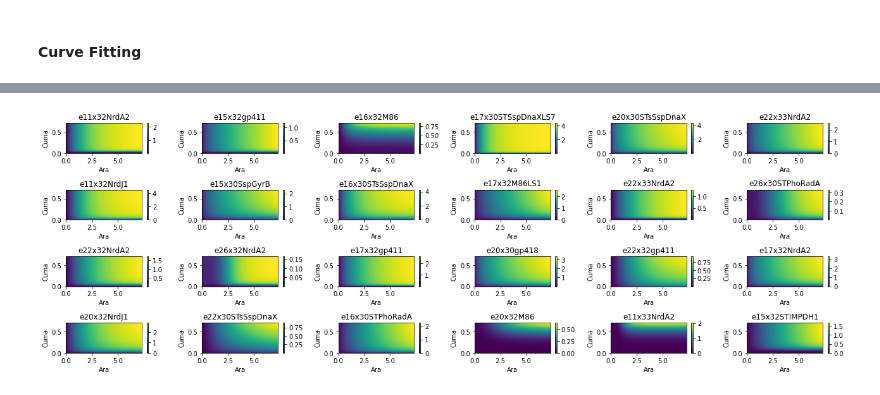
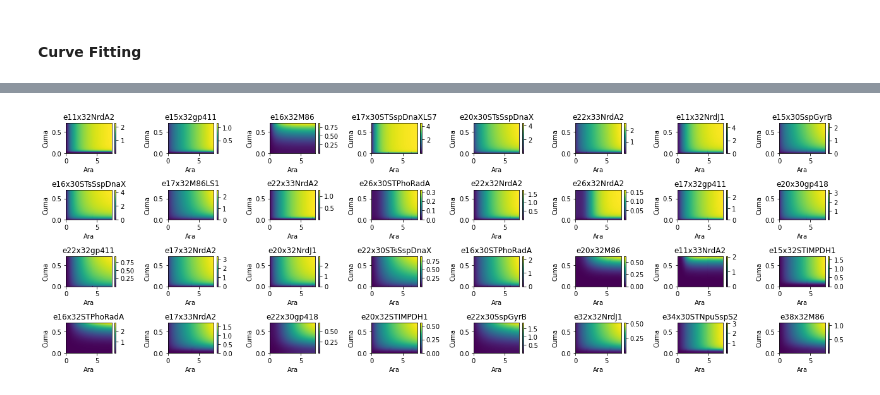
Before and after one commit to rmardian/intein-based-circuits, a Jupyter notebook: AND Gates Screening - Full.ipynb, the cells around one changed output, grey strips where cells are left out. Cells and saved outputs as stored; diff of their text form; code cells hidden in the pictures.

```diff
--- a/AND Gates Screening - Full.ipynb
+++ b/AND Gates Screening - Full.ipynb
@@ -235,0 +303,3 @@ len(colormeshes_)
+# %%
+uniq_ecf = list(set([e[:3] for e in cols]))
+uniq_int = list(set([e[6:] for e in cols]))
@@ -235,0 +378,15 @@ len(colormeshes_)
+# %%
+f, axs = plt.subplots(2, 3, sharex=False, sharey=False, figsize=(18, 9))
+axr = axs.ravel()
+for i, ax in tqdm(enumerate(axr)):
+    if i < len(uniq_int[6:12]):
+        data = df_cm[filter(lambda x: x.endswith(uniq_int[i+6]), df_cm.columns)].corr()
+        data.index = [col[:3] for col in data.index]
+        data.columns = [col[:3] for col in data.columns]
+        mask = np.triu(np.ones_like(data))
+        sns.heatmap(data, annot=True, mask=mask, ax=ax)
+        ax.set_title(uniq_int[i+6])
+    else:
+        ax.set_visible(False)
+plt.tight_layout()
+plt.show()
@@ -235,0 +395,15 @@ len(colormeshes_)
+# %%
+f, axs = plt.subplots(2, 3, sharex=False, sharey=False, figsize=(18, 9))
+axr = axs.ravel()
+for i, ax in tqdm(enumerate(axr)):
+    if i < len(uniq_int[12:18]):
+        data = df_cm[filter(lambda x: x.endswith(uniq_int[i+12]), df_cm.columns)].corr()
+        data.index = [col[:3] for col in data.index]
+        data.columns = [col[:3] for col in data.columns]
+        mask = np.triu(np.ones_like(data))
+        sns.heatmap(data, annot=True, mask=mask, ax=ax)
+        ax.set_title(uniq_int[i+12])
+    else:
+        ax.set_visible(False)
+plt.tight_layout()
+plt.show()
@@ -236,7 +412,7 @@ len(colormeshes_)
 # %%
 def plot_colormesh(colormeshes):
 
-    f, axs = plt.subplots(4, 6, sharex=False, sharey=False, figsize=(18, 6))
+    f, axs = plt.subplots(4, 8, sharex=False, sharey=False, figsize=(18, 6))
     axr = axs.ravel()
     for i, ax in enumerate(axr):
         if i < len(colormeshes):
@@ -251,7 +427,7 @@ def plot_colormesh(colormeshes):
     plt.tight_layout()
     plt.show()
 # %%
-plot_colormesh(colormeshes_[0:24])
+plot_colormesh(colormeshes_[0:32])
 # %% [output]
-[figure, old version]
+[figure, new version]
 # %%
```
Also changed, not shown: parts of 50 cells of this notebook, 49 other files.
